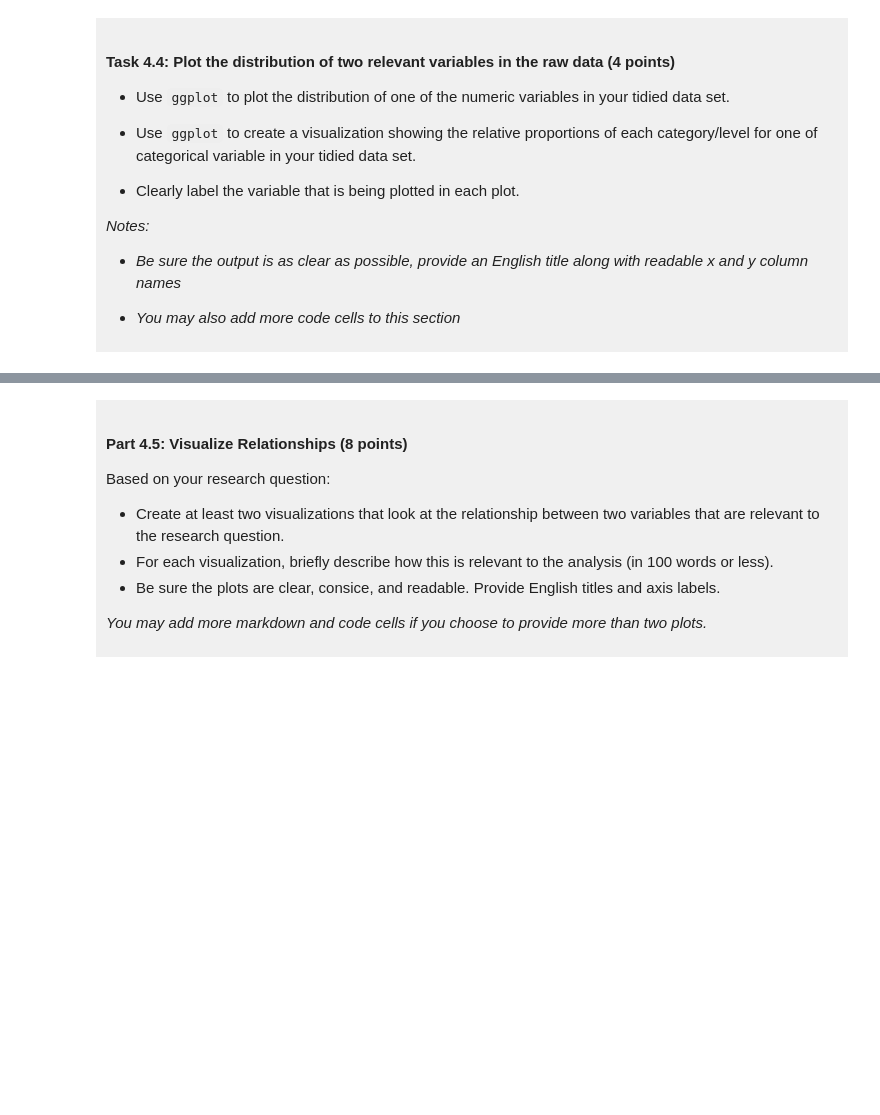
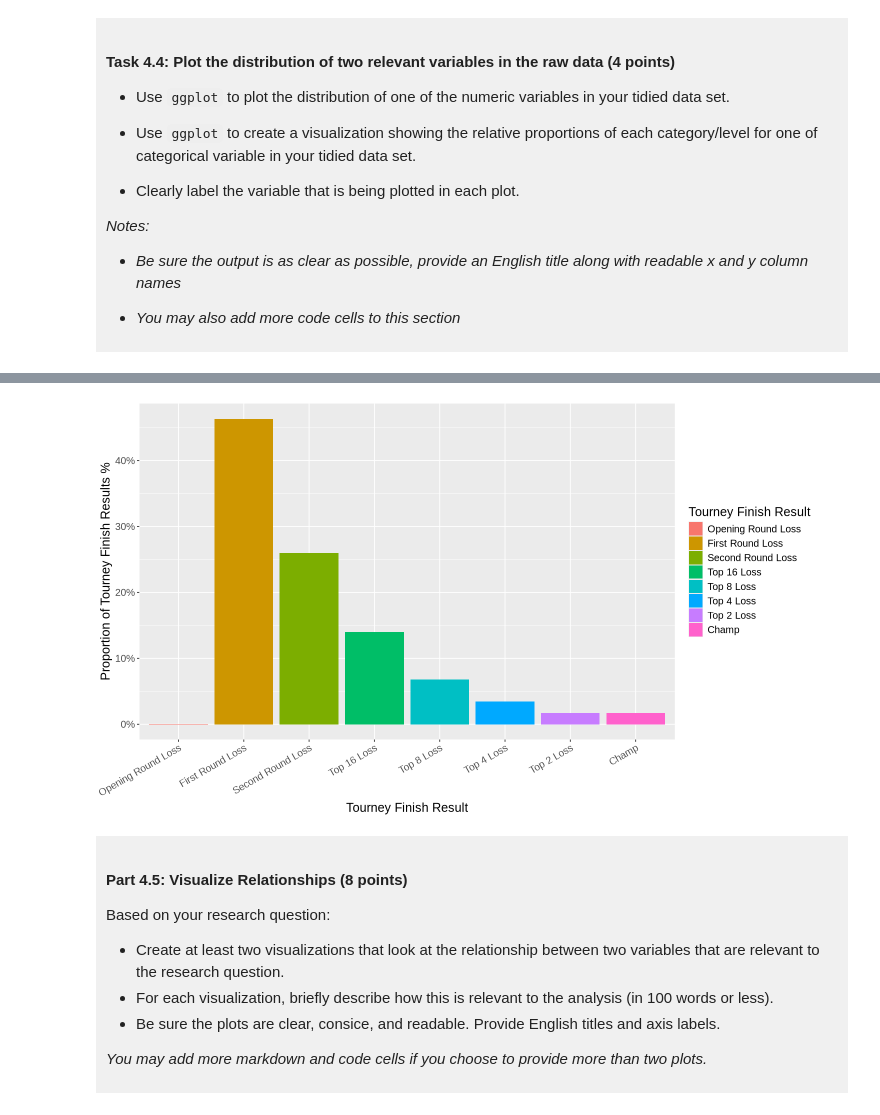
Before and after one commit to bridgetzrx/dsci-100-project-bridget-zhang, a Jupyter notebook: dsci-100-project-notebook.ipynb, the cells around one changed output, grey strips where cells are left out. Drawn from its saved outputs; the diff is of its cells as text; code cells hidden in the pictures; blank space fills up the shorter version.

```diff
--- a/dsci-100-project-notebook.ipynb
+++ b/dsci-100-project-notebook.ipynb
@@ -300,5 +380,20 @@ You will refine your research question (if needed) and produce a tidy data set.
 # %%
-### EDIT THIS CODE CELL FOR PLOT 2 ###
+options(repr.plot.width = 12, repr.plot.height = 7)
+
+#plots each tourney_finish category and shows the percentage of each category relative to total tourney_finish count
+tourney_finish_plot <- basketball_clean_names |>
+    ggplot(aes(x = tourney_finish, fill = tourney_finish)) +
+    geom_bar(aes(y = after_stat(count / sum(count)))) + #calculates the percentage value of a category of tourney_finish relative to total count of tourney_finish
+    scale_y_continuous(labels = scales::percent) + #makes the y axis show as % instead of 0 - 1
+    labs(x = "Tourney Finish Result",
+         y = "Proportion of Tourney Finish Results %",
+         fill = "Tourney Finish Result"
+    ) +
+     theme(text = element_text(size = 15), axis.text.x = element_text(angle = 30, hjust = 1, vjust = 1)) #adjusts x axis text to not overlap
+
+tourney_finish_plot
+# %% [output]
+[figure, added]
 # %% [markdown]
 <div style="background-color: #f0f0f0; padding: 10px;">
 
```
Also changed, not shown: parts of 12 cells of this notebook.
